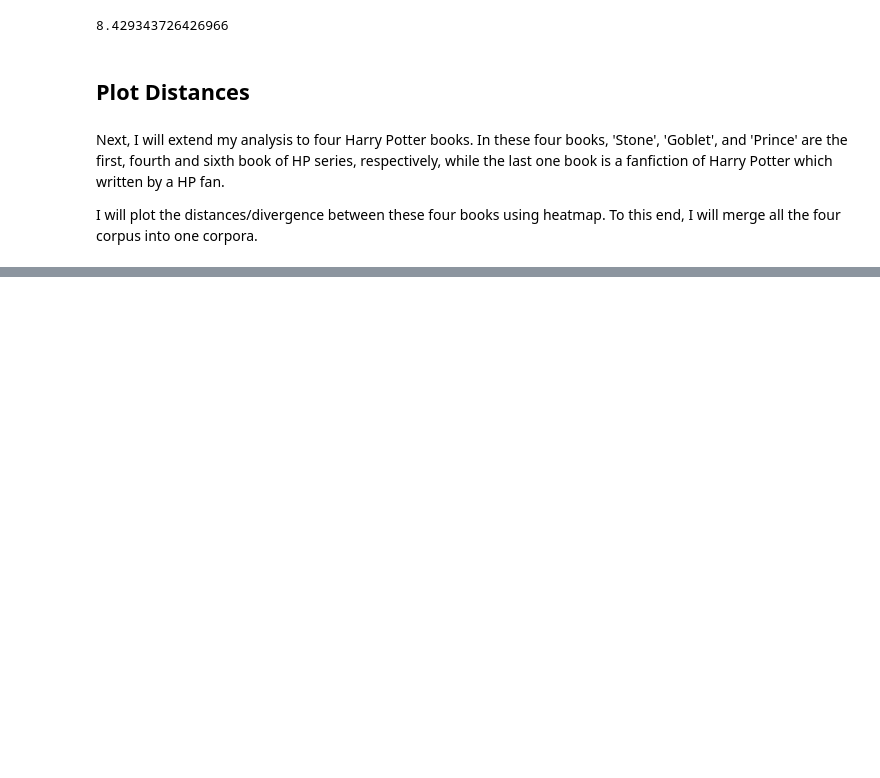
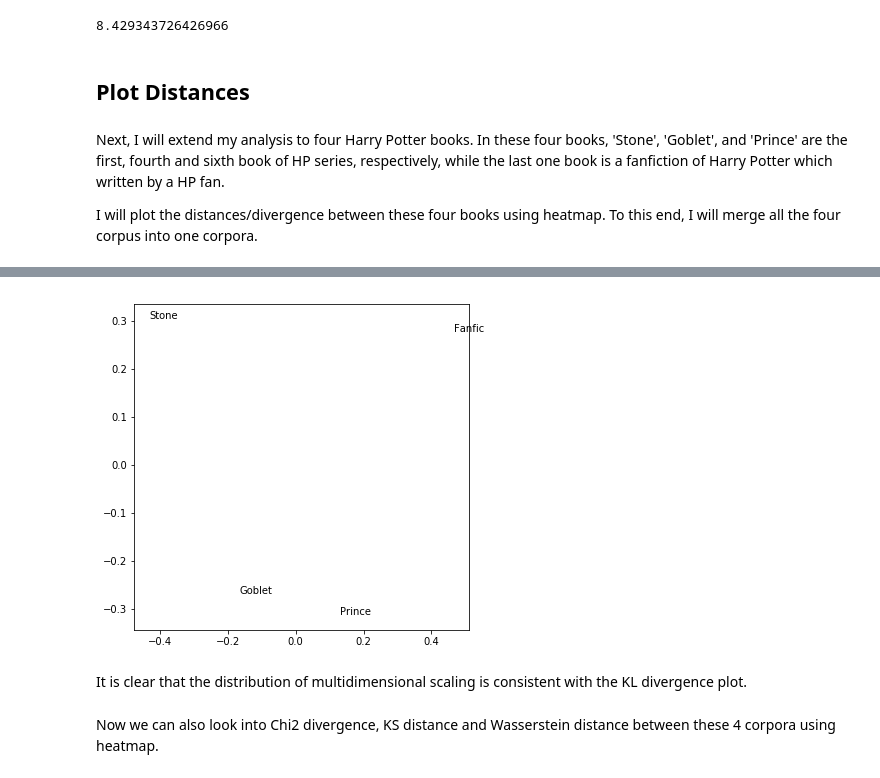
Before and after one commit to ZhaodiChen/content-analysis-2018, a Jupyter notebook: 2-Corpus-Linguistics/2-Corpus-Linguistics.ipynb, the cells around one changed output, grey strips where cells are left out. Drawn from its saved outputs; the diff is of its cells as text; code cells hidden in the pictures; blank space fills up the shorter version.

```diff
--- a/2-Corpus-Linguistics/2-Corpus-Linguistics.ipynb
+++ b/2-Corpus-Linguistics/2-Corpus-Linguistics.ipynb
@@ -2332,0 +2358,15 @@ I failed in making texts from one same book into one row, like what formatted in
+# %%
+mds = sklearn.manifold.MDS()
+pos = mds.fit(M).embedding_
+x = pos[:,0]
+y = pos[:,1]
+fig, ax = plt.subplots(figsize = (6,6))
+plt.plot(x, y, ' ')
+for i, txt in enumerate(fileids):
+    ax.annotate(txt, (x[i],y[i]))
+# %% [output]
+[figure, added]
+# %% [markdown]
+It is clear that the distribution of multidimensional scaling is consistent with the KL divergence plot.
+# %% [markdown]
+Now we can also look into Chi2 divergence, KS distance and Wasserstein distance between these 4 corpora using heatmap.
```
Also changed, not shown: parts of 19 cells of this notebook.
